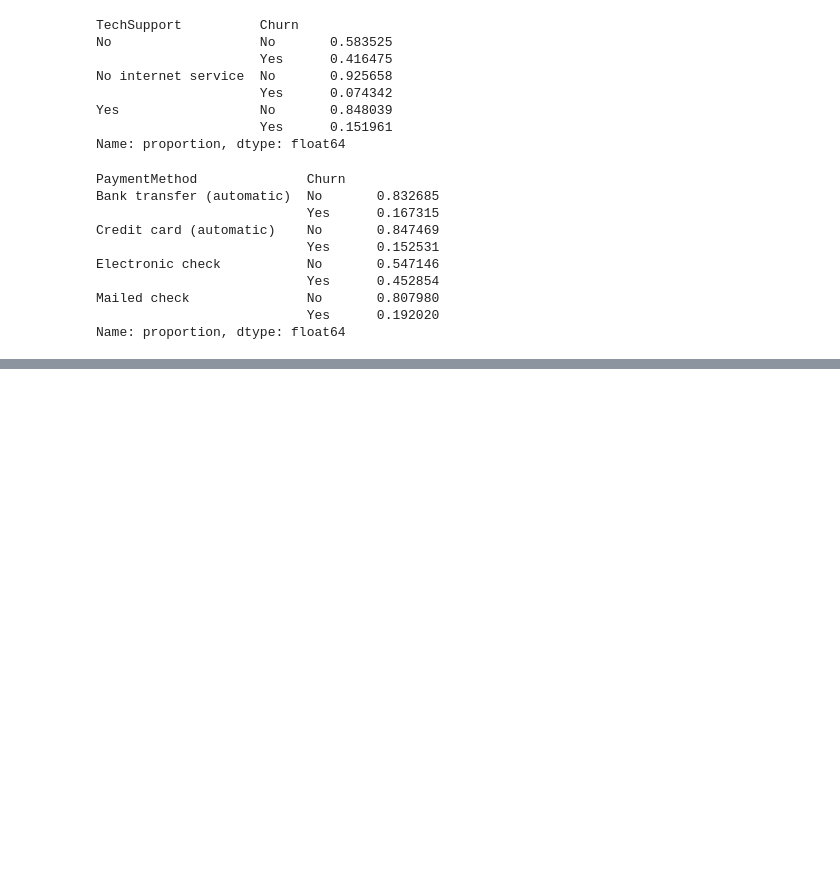
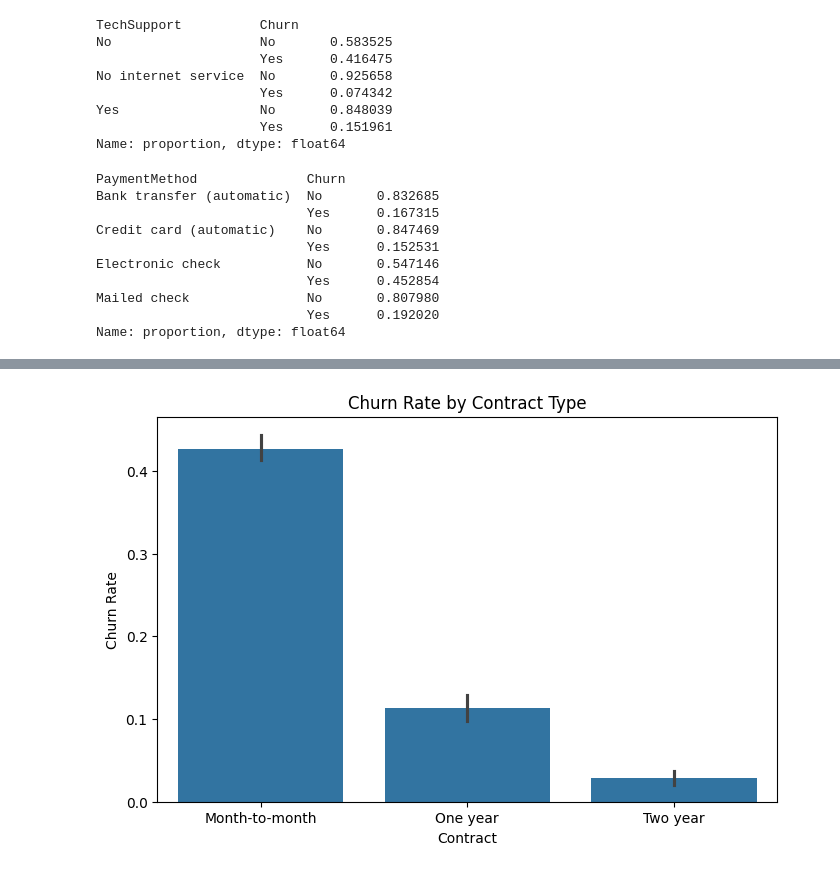
Before and after one commit to oseghwajoana-cmd/telco-churn-analytics, a Jupyter notebook: notebooks/01_eda_cleaning.ipynb, the cells around one changed output, grey strips where cells are left out. Cells and saved outputs as stored; diff of their text form; code cells hidden in the pictures; blank space fills up the shorter version.

Commit message:
Update 01_eda_cleaning.ipynb
Add first churn visualizations (contract type, tenure, charges, support)

```diff
--- a/notebooks/01_eda_cleaning.ipynb
+++ b/notebooks/01_eda_cleaning.ipynb
@@ -178,0 +190,11 @@ Name: proportion, dtype: float64
+# %%
+import seaborn as sns
+import matplotlib.pyplot as plt
+
+plt.figure(figsize=(8,5))
+sns.barplot(data=df, x='Contract', y=df['Churn'].map({'Yes':1,'No':0}))
+plt.title('Churn Rate by Contract Type')
+plt.ylabel('Churn Rate')
+plt.show()
+# %% [output]
+[figure, added]
```
Also changed, not shown: parts of 4 cells of this notebook.
